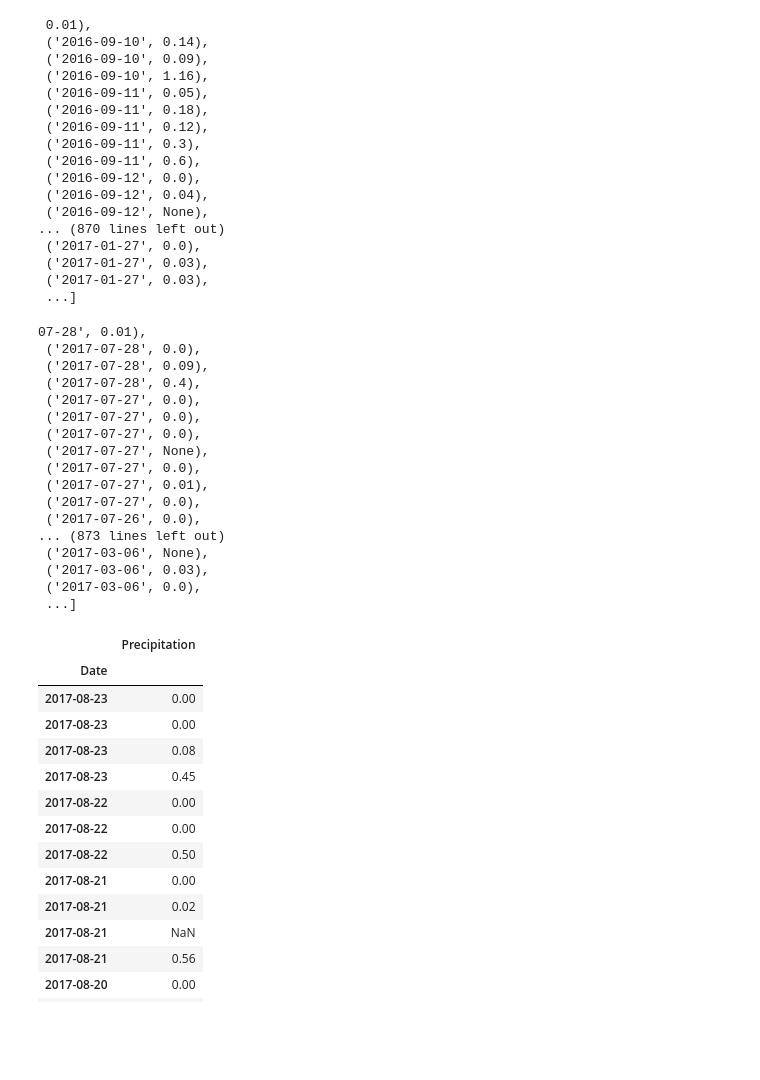
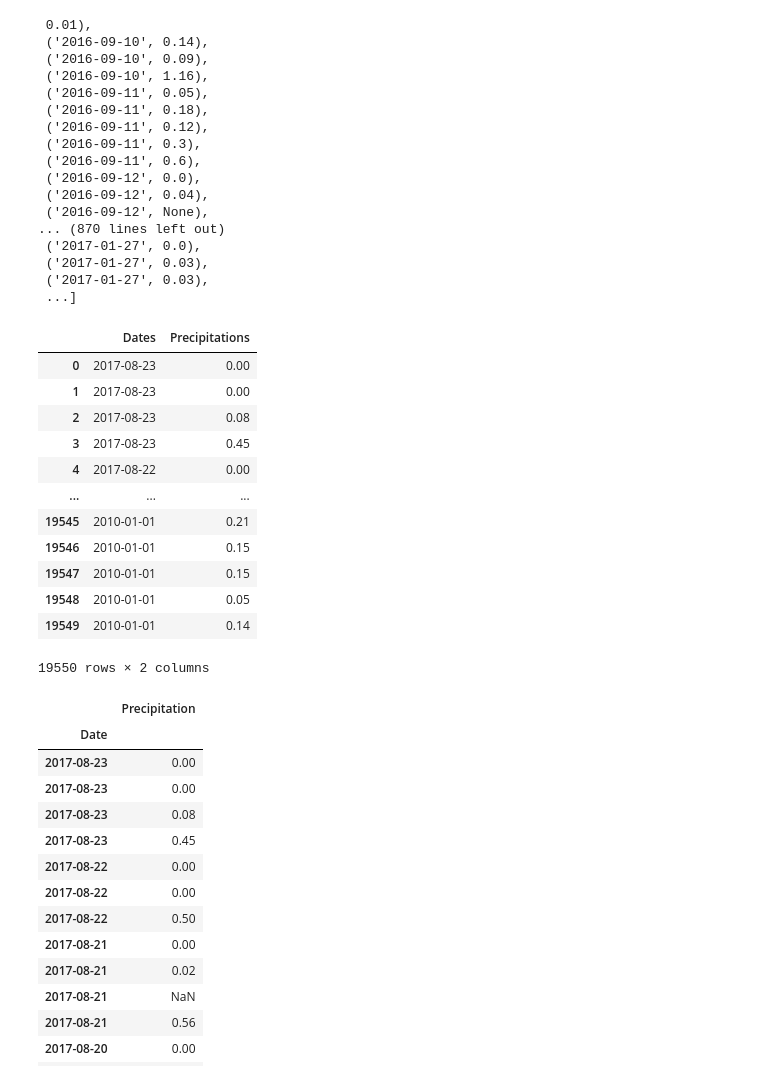
Before and after one commit to laurybenoit/SQLAlchemy-, a Jupyter notebook: climate_surf.ipynb, the cells around one changed output. Drawn from its saved outputs; the diff is of its cells as text; code cells hidden in the pictures; blank space fills up the shorter version.

```diff
--- a/climate_surf.ipynb
+++ b/climate_surf.ipynb
@@ -69,25 +69,21 @@ precipitation_scores
  ...]
 # %%
 savequery = session.query(Measurement.date, Measurement.prcp).order_by(Measurement.date.desc()).all()
-savequery
+pd.DataFrame(savequery,columns=['Dates','Precipitations'])
 # %% [output]
+|  | Dates | Precipitations |
+| 0 | 2017-08-23 | 0.00 |
+| 1 | 2017-08-23 | 0.00 |
+| 2 | 2017-08-23 | 0.08 |
+| 3 | 2017-08-23 | 0.45 |
+| 4 | 2017-08-22 | 0.00 |
+| ... | ... | ... |
+| 19545 | 2010-01-01 | 0.21 |
+| 19546 | 2010-01-01 | 0.15 |
+| 19547 | 2010-01-01 | 0.15 |
+| 19548 | 2010-01-01 | 0.05 |
+| 19549 | 2010-01-01 | 0.14 |
-07-28', 0.01),
- ('2017-07-28', 0.0),
- ('2017-07-28', 0.09),
- ('2017-07-28', 0.4),
- ('2017-07-27', 0.0),
- ('2017-07-27', 0.0),
- ('2017-07-27', 0.0),
- ('2017-07-27', None),
- ('2017-07-27', 0.0),
- ('2017-07-27', 0.01),
- ('2017-07-27', 0.0),
- ('2017-07-26', 0.0),
-... (873 lines left out)
- ('2017-03-06', None),
- ('2017-03-06', 0.03),
- ('2017-03-06', 0.0),
- ...]
+19550 rows × 2 columns
 # %%
 Dataframe_query = pd.DataFrame(savequery, columns=['Date', 'Precipitation'])
 Dataframe_query.set_index('Date', inplace=True)
```
Also changed, not shown: parts of 10 cells of this notebook, 2 other files.
